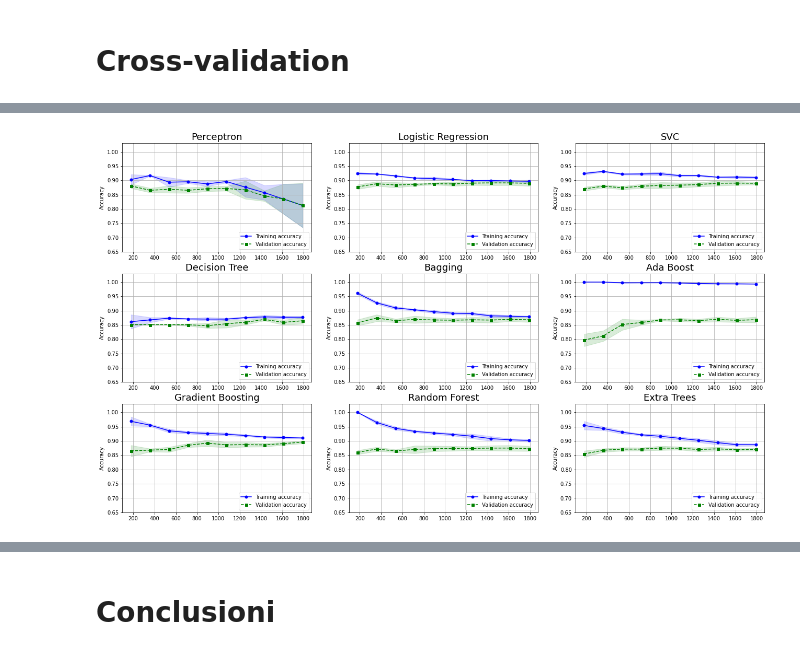
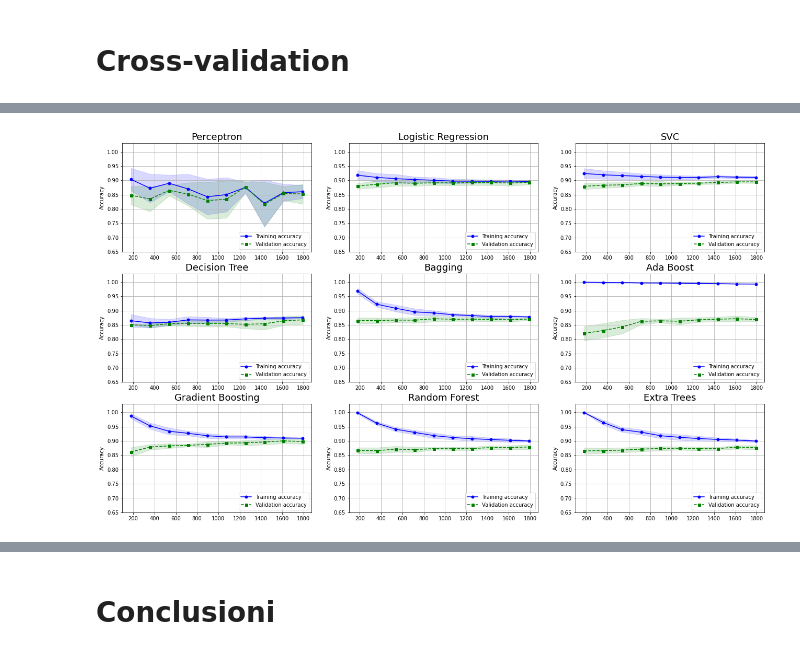
Before and after one commit to remarcoble/ML-marketing-campaign, a Jupyter notebook: main.ipynb, the cells around one changed output, grey strips where cells are left out. Cells and saved outputs as stored; diff of their text form; code cells hidden in the pictures.

```diff
--- a/main.ipynb
+++ b/main.ipynb
@@ -432,12 +411,13 @@ drawAccuracy(train_size, train_scores, test_scores)
 # %%
-final_scores.append(("Random Forest", rand_forest_prediction, train_size, train_scores, test_scores))
+final_scores.append(("Random Forest", scores, train_size, train_scores, test_scores))
 # %% [markdown]
 ## Extra Trees
 # %%
-et_clf = ExtraTreesClassifier(n_estimators=100, max_leaf_nodes=16, n_jobs=-1, max_features=10)
+esstimator = ExtraTreesClassifier(n_estimators=100, max_leaf_nodes=16, n_jobs=-1, max_features=10)
 
-extra_trees_prediction = cross_val_predict(et_clf, X_train, y_train, cv = skf)
-train_sizes, train_scores, test_scores = learning_curve(et_clf, X=feature_matrix, y=dataset_label, train_sizes=np.linspace(0.1,1.0,10), cv = skf, n_jobs = -1)
+scores = cross_validate(estimator, X=feature_matrix, y=dataset_label, cv = cv, scoring = scoring, n_jobs=-1)
+
+train_size, train_scores, test_scores = learning_curve(estimator, X=feature_matrix, y=dataset_label, train_sizes=np.linspace(0.1,1.0,10), cv = cv, n_jobs = -1)
 # %%
 drawAccuracy(train_size, train_scores, test_scores)
 # %% [output]
@@ -445,11 +425,11 @@ drawAccuracy(train_size, train_scores, test_scores)
 # %%
-final_scores.append(("Extra Trees", extra_trees_prediction, train_size, train_scores, test_scores))
+final_scores.append(("Extra Trees", scores, train_size, train_scores, test_scores))
 # %% [markdown]
 # Cross-validation
 # %%
-fig= plt.figure(figsize=(15, 14))
-for i, (name, prediction, train_size, train_scores, test_scores) in enumerate(final_scores):
-    ax = fig.add_subplot(331+i)
-    cm = confusion_matrix(y_train, prediction)
-    ConfusionMatrixDisplay(cm).plot(ax=ax)
-    ax.set_title(name, fontsize=18)
+# fig= plt.figure(figsize=(15, 14))
+# for i, (name, prediction, train_size, train_scores, test_scores) in enumerate(final_scores):
+#     ax = fig.add_subplot(331+i)
+#     cm = confusion_matrix(y_train, prediction)
+#     ConfusionMatrixDisplay(cm).plot(ax=ax)
+#     ax.set_title(name, fontsize=18)
@@ -458,33 +436,33 @@ for i, (name, prediction, train_size, train_scores, test_scores) in enumerate(fi
 # %%
 fig= plt.figure(figsize=(22, 13))
-for i, (name, prediction, train_size, train_scores, test_scores) in enumerate(final_scores):
+for i, (name, _, train_size, train_scores, test_scores) in enumerate(final_scores):
     if name == "Neural network":
         continue
     train_mean = np.mean(train_scores, axis=1)
     train_std = np.std(train_scores, axis=1)
     test_mean = np.mean(test_scores, axis=1)
     test_std = np.std(test_scores, axis=1)
 
     ax = fig.add_subplot(331+i)
     ax.plot(train_size, train_mean,
          color='blue', marker='o',
          markersize=5, label='Training accuracy')
     ax.fill_between(train_size,
                  train_mean + train_std,
                  train_mean - train_std,
                  alpha=0.15, color='blue')
     ax.plot(train_size, test_mean,
          color='green', linestyle='--',
          marker='s', markersize=5,
          label='Validation accuracy')
     ax.fill_between(train_size,
                  test_mean + test_std,
                  test_mean - test_std,
                  alpha=0.15, color='green')
     ax.grid()
     ax.set_ylim((0.65,1.03))
     ax.set_ylabel('Accuracy')
     ax.legend(loc='lower right')
     ax.set_title(name, fontsize=18)
 # %% [output]
-[figure, old version]
+[figure, new version]
```
Also changed, not shown: parts of 53 cells of this notebook.
